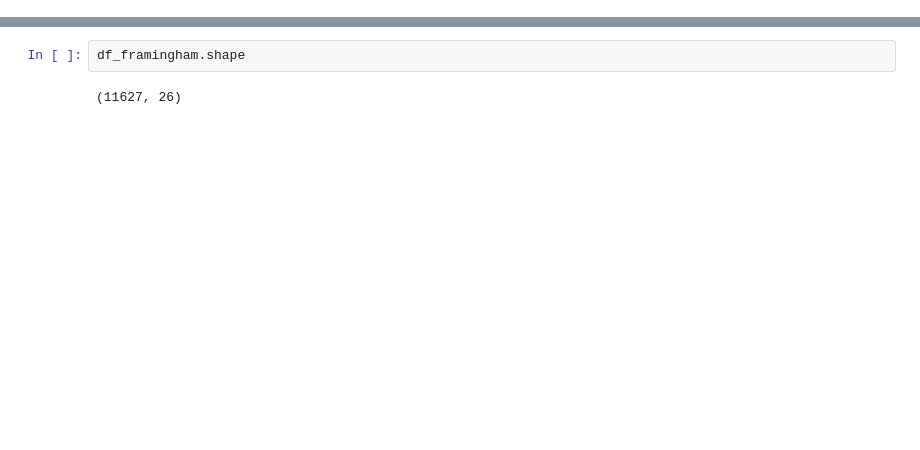
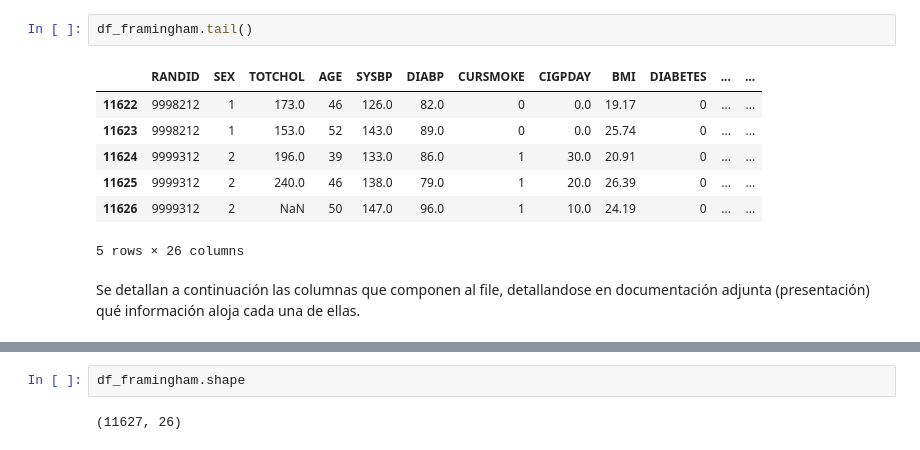
Before and after one commit to estebanbec/machine_learning, a Jupyter notebook: Colab_Proyecto.ipynb, the cells around one changed output, grey strips where cells are left out. Saved outputs shown, nothing was run; the diff lists cells and outputs as text; blank space fills up the shorter version.

```diff
--- a/Colab_Proyecto.ipynb
+++ b/Colab_Proyecto.ipynb
@@ -12,0 +45,12 @@ df_framingham = pd.read_csv(url, sep =";")
+# %%
+df_framingham.tail()
+# %% [output]
+|  | RANDID | SEX | TOTCHOL | AGE | SYSBP | DIABP | CURSMOKE | CIGPDAY | BMI | DIABETES | ... | ... |
+| 11622 | 9998212 | 1 | 173.0 | 46 | 126.0 | 82.0 | 0 | 0.0 | 19.17 | 0 | ... | ... |
+| 11623 | 9998212 | 1 | 153.0 | 52 | 143.0 | 89.0 | 0 | 0.0 | 25.74 | 0 | ... | ... |
+| 11624 | 9999312 | 2 | 196.0 | 39 | 133.0 | 86.0 | 1 | 30.0 | 20.91 | 0 | ... | ... |
+| 11625 | 9999312 | 2 | 240.0 | 46 | 138.0 | 79.0 | 1 | 20.0 | 26.39 | 0 | ... | ... |
+| 11626 | 9999312 | 2 | NaN | 50 | 147.0 | 96.0 | 1 | 10.0 | 24.19 | 0 | ... | ... |
+5 rows × 26 columns
+# %% [markdown]
+Se detallan a continuación las columnas que componen al file, detallandose en documentación adjunta (presentación) qué información aloja cada una de ellas.
```
Also changed, not shown: parts of 34 cells of this notebook.
